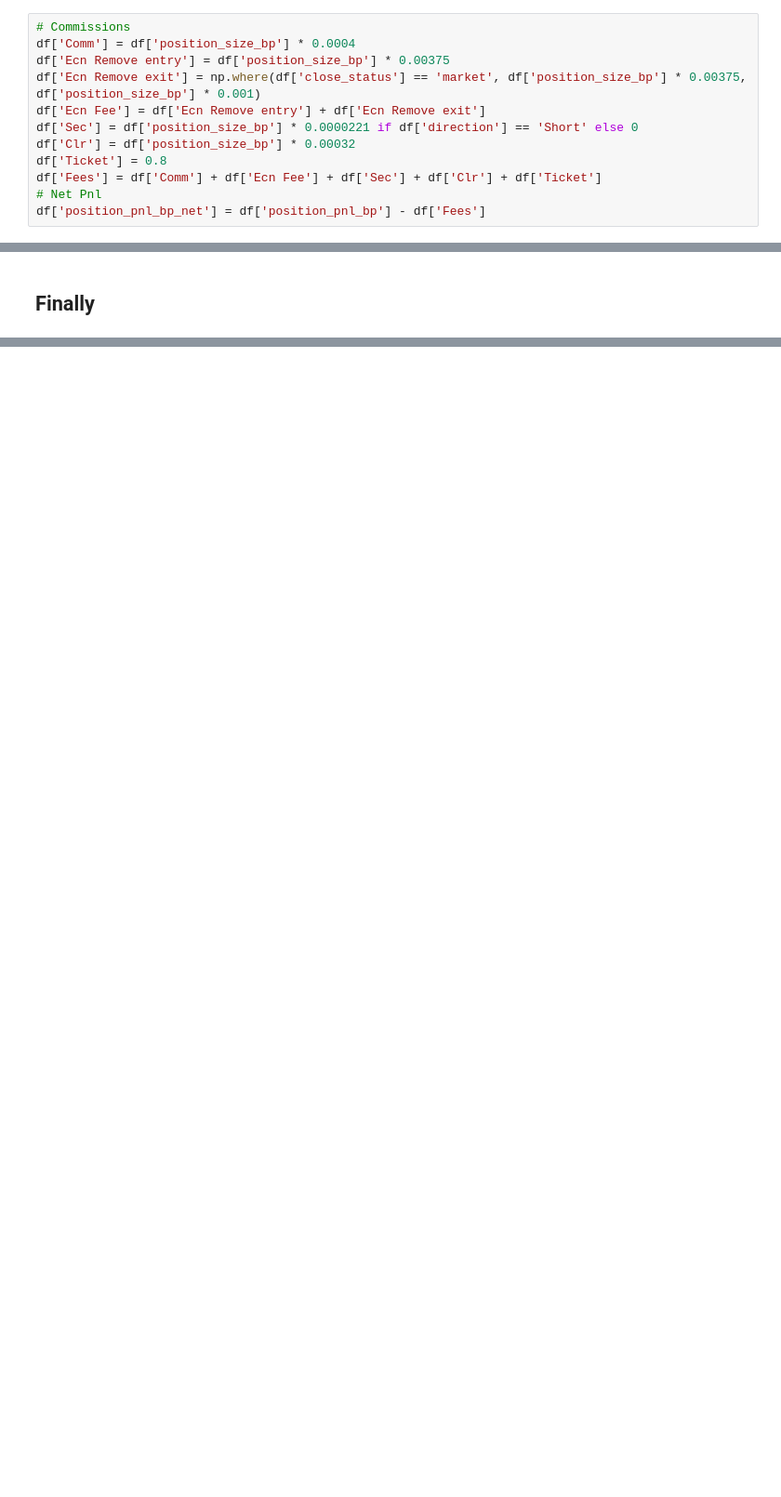
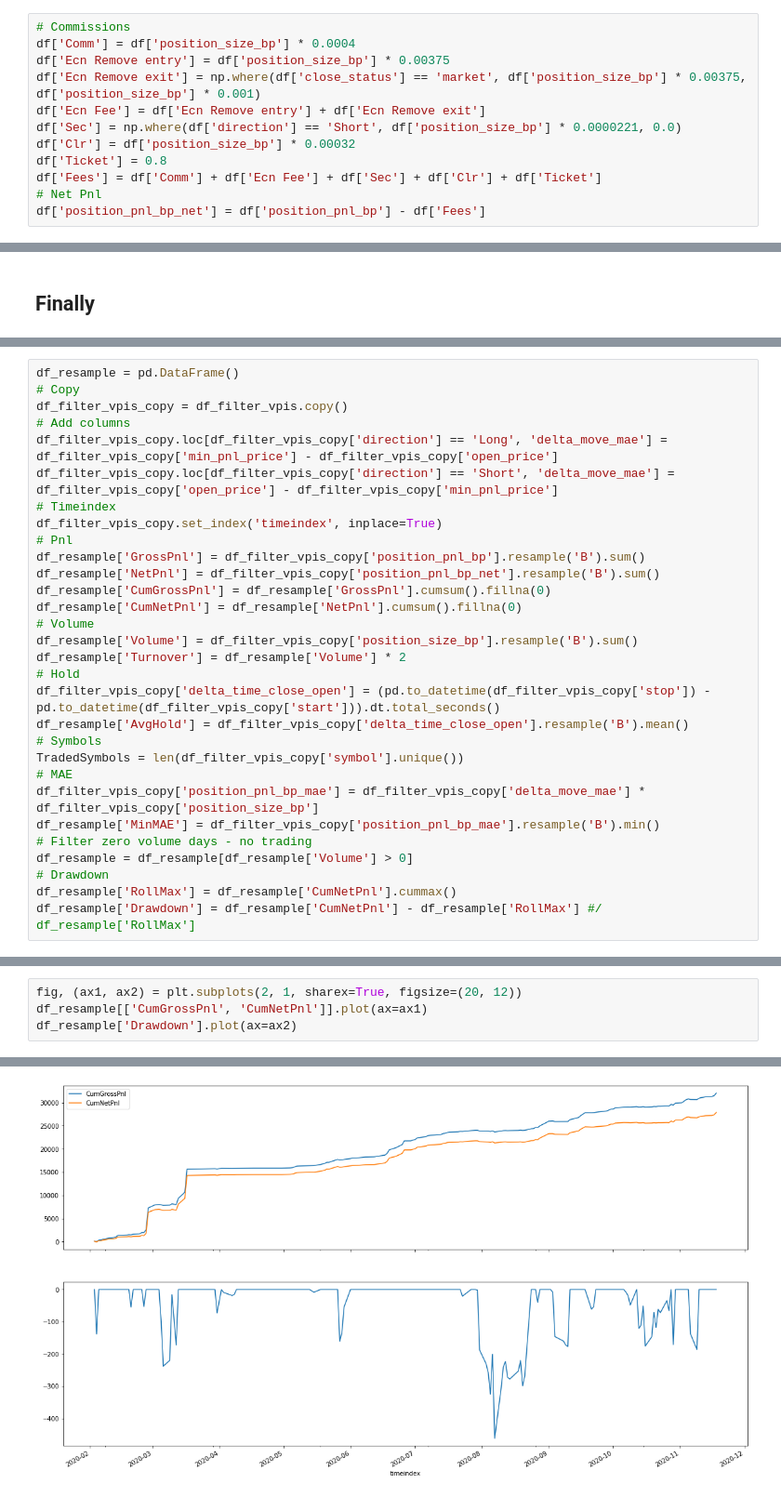
Before and after one commit to avoytkiv/moc_imbalance_flip, a Jupyter notebook: research/results.ipynb, the cells around one changed output, grey strips where cells are left out. Shown at 93% size. Drawn from its saved outputs; the diff is of its cells as text; blank space fills up the shorter version.

```diff
--- a/research/results.ipynb
+++ b/research/results.ipynb
@@ -144,7 +146,7 @@ df['Comm'] = df['position_size_bp'] * 0.0004
 df['Ecn Remove entry'] = df['position_size_bp'] * 0.00375
 df['Ecn Remove exit'] = np.where(df['close_status'] == 'market', df['position_size_bp'] * 0.00375, df['position_size_bp'] * 0.001)
 df['Ecn Fee'] = df['Ecn Remove entry'] + df['Ecn Remove exit']
-df['Sec'] = df['position_size_bp'] * 0.0000221 if df['direction'] == 'Short' else 0
+df['Sec'] = np.where(df['direction'] == 'Short', df['position_size_bp'] * 0.0000221, 0.0)
 df['Clr'] = df['position_size_bp'] * 0.00032
 df['Ticket'] = 0.8
 df['Fees'] = df['Comm'] + df['Ecn Fee'] + df['Sec'] + df['Clr'] + df['Ticket']
@@ -683,0 +646,30 @@ Sharpe with next filters: max position size 900 shares, min price $20, min delta
+# %%
+df_resample = pd.DataFrame()
+# Copy
+df_filter_vpis_copy = df_filter_vpis.copy()
+# Add columns
+df_filter_vpis_copy.loc[df_filter_vpis_copy['direction'] == 'Long', 'delta_move_mae'] = df_filter_vpis_copy['min_pnl_price'] - df_filter_vpis_copy['open_price']
+df_filter_vpis_copy.loc[df_filter_vpis_copy['direction'] == 'Short', 'delta_move_mae'] = df_filter_vpis_copy['open_price'] - df_filter_vpis_copy['min_pnl_price']
+# Timeindex
+df_filter_vpis_copy.set_index('timeindex', inplace=True)
+# Pnl
+df_resample['GrossPnl'] = df_filter_vpis_copy['position_pnl_bp'].resample('B').sum()
+df_resample['NetPnl'] = df_filter_vpis_copy['position_pnl_bp_net'].resample('B').sum()
+df_resample['CumGrossPnl'] = df_resample['GrossPnl'].cumsum().fillna(0)
+df_resample['CumNetPnl'] = df_resample['NetPnl'].cumsum().fillna(0)
+# Volume
+df_resample['Volume'] = df_filter_vpis_copy['position_size_bp'].resample('B').sum()
+df_resample['Turnover'] = df_resample['Volume'] * 2
+# Hold
+df_filter_vpis_copy['delta_time_close_open'] = (pd.to_datetime(df_filter_vpis_copy['stop']) - pd.to_datetime(df_filter_vpis_copy['start'])).dt.total_seconds()
+df_resample['AvgHold'] = df_filter_vpis_copy['delta_time_close_open'].resample('B').mean()
+# Symbols
+TradedSymbols = len(df_filter_vpis_copy['symbol'].unique())
+# MAE
+df_filter_vpis_copy['position_pnl_bp_mae'] = df_filter_vpis_copy['delta_move_mae'] * df_filter_vpis_copy['position_size_bp']
+df_resample['MinMAE'] = df_filter_vpis_copy['position_pnl_bp_mae'].resample('B').min()
+# Filter zero volume days - no trading
+df_resample = df_resample[df_resample['Volume'] > 0]
+# Drawdown
+df_resample['RollMax'] = df_resample['CumNetPnl'].cummax()
+df_resample['Drawdown'] = df_resample['CumNetPnl'] - df_resample['RollMax'] #/ df_resample['RollMax']
@@ -683,0 +736,5 @@ Sharpe with next filters: max position size 900 shares, min price $20, min delta
+# %%
+fig, (ax1, ax2) = plt.subplots(2, 1, sharex=True, figsize=(20, 12))
+df_resample[['CumGrossPnl', 'CumNetPnl']].plot(ax=ax1)
+df_resample['Drawdown'].plot(ax=ax2)
+# %% [output]
@@ -684,3 +742,4 @@ Sharpe with next filters: max position size 900 shares, min price $20, min delta
+[figure, added]
 # %% [markdown]
 ## Table of contents:
 * [Libraries, functions, constants](#first-bullet)
```
Also changed, not shown: parts of 17 cells of this notebook.
